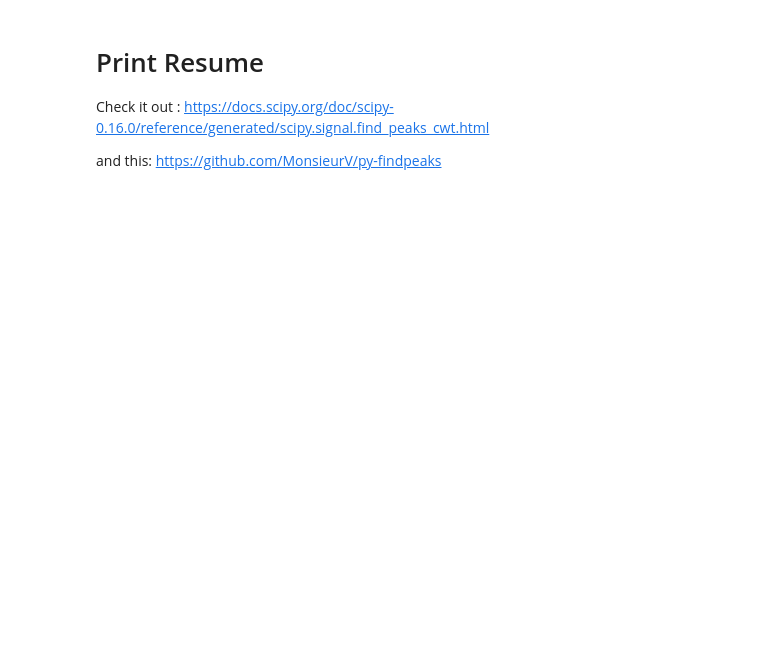
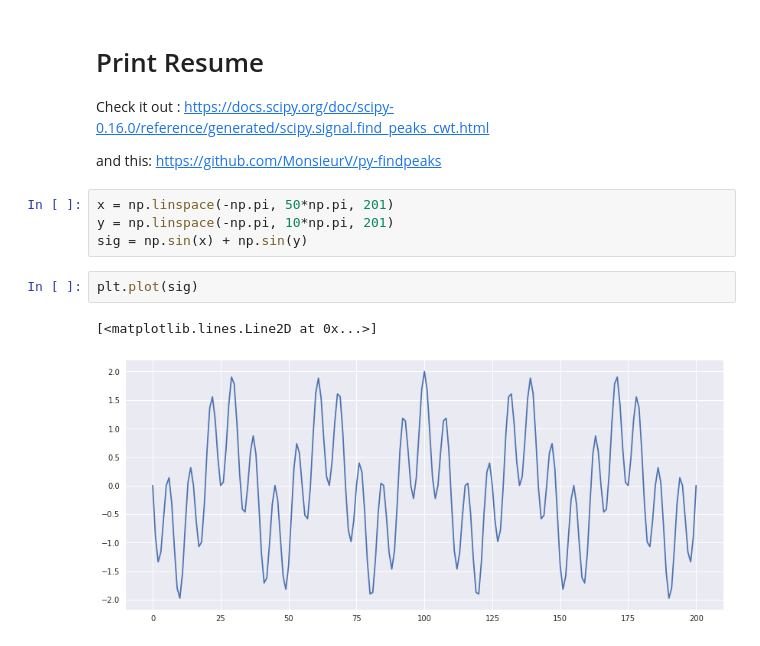
Before and after one commit to orionfoysal/vtsfuel, a Jupyter notebook: vts_fuel.ipynb, the cells around one changed output. Saved outputs shown, nothing was run; the diff lists cells and outputs as text; blank space fills up the shorter version.

```diff
--- a/vts_fuel.ipynb
+++ b/vts_fuel.ipynb
@@ -588,3 +564,12 @@ print(len(minims))
 Check it out : https://docs.scipy.org/doc/scipy-0.16.0/reference/generated/scipy.signal.find_peaks_cwt.html
 
 and this: https://github.com/MonsieurV/py-findpeaks
+# %%
+x = np.linspace(-np.pi, 50*np.pi, 201)
+y = np.linspace(-np.pi, 10*np.pi, 201)
+sig = np.sin(x) + np.sin(y)
+# %%
+plt.plot(sig)
+# %% [output]
+[<matplotlib.lines.Line2D at 0x...>]
+[figure, added]
```
Also changed, not shown: parts of 15 cells of this notebook.
